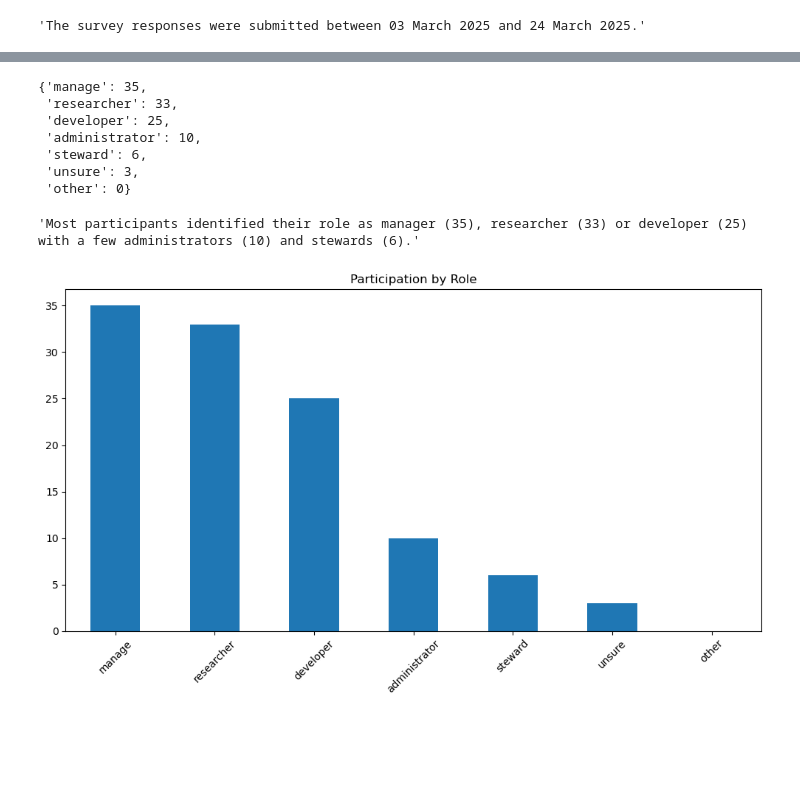
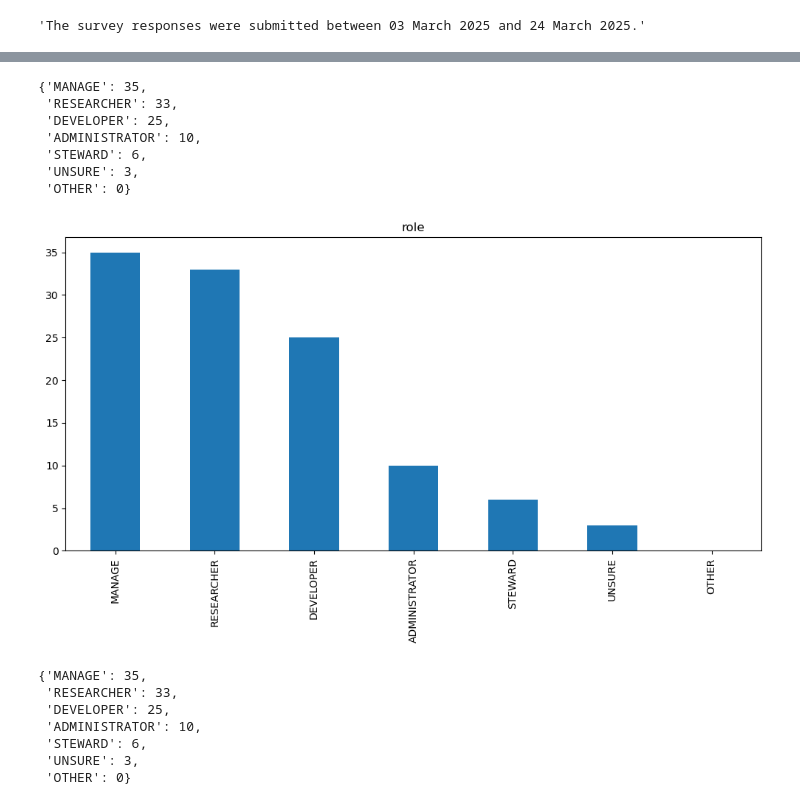
Before and after one commit to KonradHoeffner/softwaresurvey, a Jupyter notebook: results.ipynb, the cells around one changed output, grey strips where cells are left out. Saved outputs shown, nothing was run; the diff lists cells and outputs as text; code cells hidden in the pictures; blank space fills up the shorter version.

```diff
--- a/results.ipynb
+++ b/results.ipynb
@@ -60,22 +71,18 @@ plt.show()
 # %%
-role_cols = {col for col in df.columns if isinstance(col, str) and col.startswith("role")}
-role_counts = {}
-for col in role_cols:
-        new_col_name = re.sub(r"role\[(.*)\]", lambda m: m.group(1), col)
-        role_counts[new_col_name] = int((df[col] == 'Y').sum())
-sorted_counts  = dict(sorted(role_counts.items(), key=lambda item: item[1], reverse=True))
-display(sorted_counts)
-display("Most participants identified their role as manager ("+str(sorted_counts["manage"])+"), researcher ("+str(sorted_counts["researcher"])+") or developer ("+str(sorted_counts["developer"])+") with a few administrators ("+str(sorted_counts["administrator"])+") and stewards ("+str(sorted_counts["steward"])+").")
-pd.Series(sorted_counts).plot(kind='bar', figsize=(10, 6), rot=45, title="Participation by Role")
-plt.tight_layout()
-plt.show()
+col_count("role")
 # %% [output]
-{'manage': 35,
- 'researcher': 33,
- 'developer': 25,
- 'administrator': 10,
- 'steward': 6,
- 'unsure': 3,
- 'other': 0}
+{'MANAGE': 35,
+ 'RESEARCHER': 33,
+ 'DEVELOPER': 25,
+ 'ADMINISTRATOR': 10,
+ 'STEWARD': 6,
+ 'UNSURE': 3,
+ 'OTHER': 0}
+[figure, new version]
-'Most participants identified their role as manager (35), researcher (33) or developer (25) with a few administrators (10) and stewards (6).'
+{'MANAGE': 35,
+ 'RESEARCHER': 33,
+ 'DEVELOPER': 25,
+ 'ADMINISTRATOR': 10,
+ 'STEWARD': 6,
+ 'UNSURE': 3,
+ 'OTHER': 0}
-[figure, old version]
```
Also changed, not shown: parts of 7 cells of this notebook.
